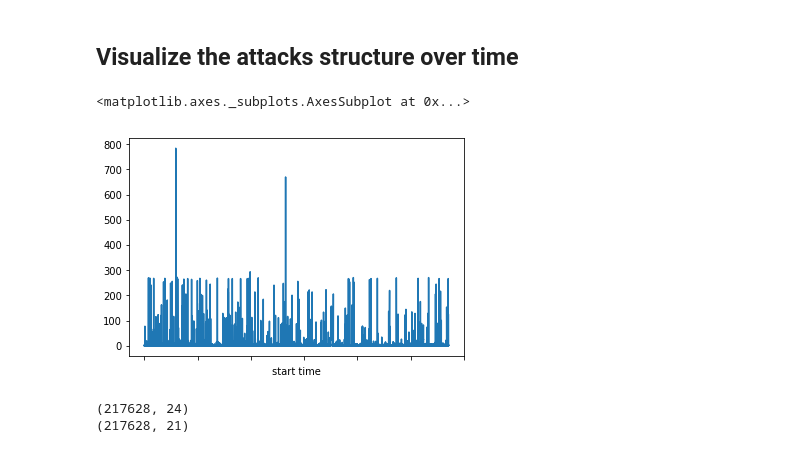
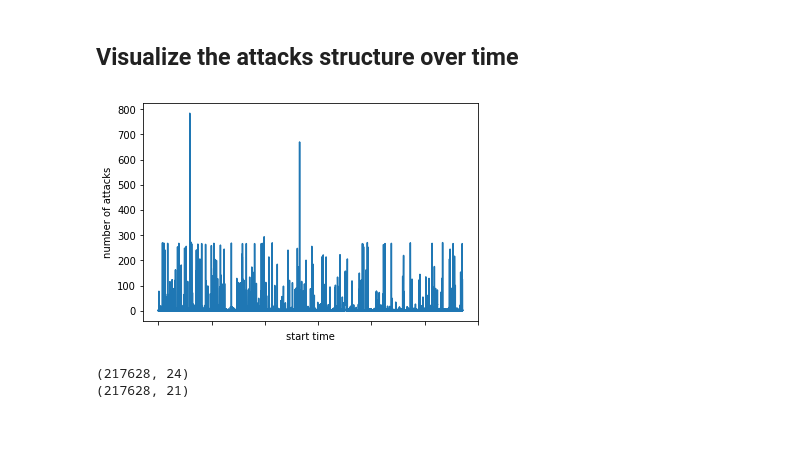
Before and after one commit to m4t22/ml_ids, a Jupyter notebook: Evaluation_of_algorithms.ipynb, the cells around one changed output. Saved outputs shown, nothing was run; the diff lists cells and outputs as text; code cells hidden in the pictures.

```diff
--- a/Evaluation_of_algorithms.ipynb
+++ b/Evaluation_of_algorithms.ipynb
@@ -31,10 +31,11 @@ Counter({1: 149915, 0: 67713})
 ## Visualize the attacks structure over time
 # %%
 data_red = data.groupby('start time')['attack_flag'].sum()
-data_red.plot()
+ax = data_red.plot(x='start time',y='number of attacks')
+ax.set_ylabel("number of attacks")
+plt.show()
 # %% [output]
-<matplotlib.axes._subplots.AxesSubplot at 0x...>
-[figure, old version]
+[figure, new version]
 # %%
 # slice dataset, drop additional features
 print(data.shape)
```
Also changed, not shown: parts of 1 cell of this notebook.
